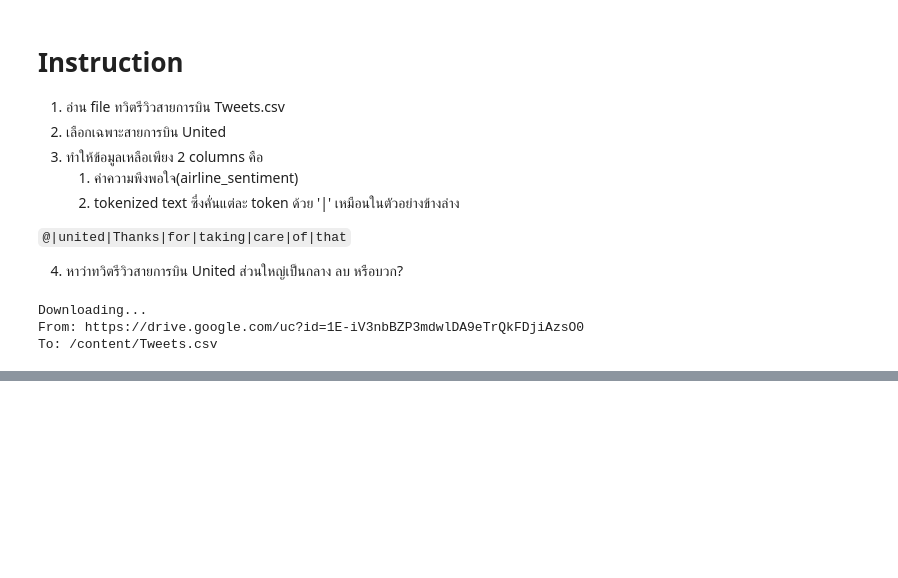
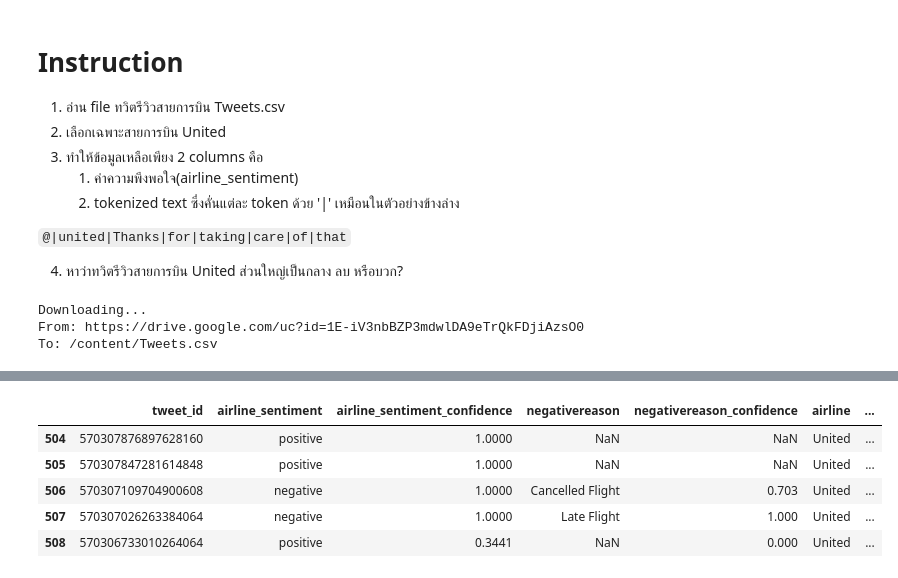
Before and after one commit to dhanavadh/NLP_2024, a Jupyter notebook: Lab_1_Text_processing.ipynb, the cells around one changed output, grey strips where cells are left out. Cells and saved outputs as stored; diff of their text form; code cells hidden in the pictures; blank space fills up the shorter version.

```diff
--- a/Lab_1_Text_processing.ipynb
+++ b/Lab_1_Text_processing.ipynb
@@ -27,0 +38,10 @@ True
+# %%
+united = data[data.airline == 'United']
+united.head()
+# %% [output]
+|  | tweet_id | airline_sentiment | airline_sentiment_confidence | negativereason | negativereason_confidence | airline | ... |
+| 504 | 570307876897628160 | positive | 1.0000 | NaN | NaN | United | ... |
+| 505 | 570307847281614848 | positive | 1.0000 | NaN | NaN | United | ... |
+| 506 | 570307109704900608 | negative | 1.0000 | Cancelled Flight | 0.703 | United | ... |
+| 507 | 570307026263384064 | negative | 1.0000 | Late Flight | 1.000 | United | ... |
+| 508 | 570306733010264064 | positive | 0.3441 | NaN | 0.000 | United | ... |
```
Also changed, not shown: parts of 3 cells of this notebook.
